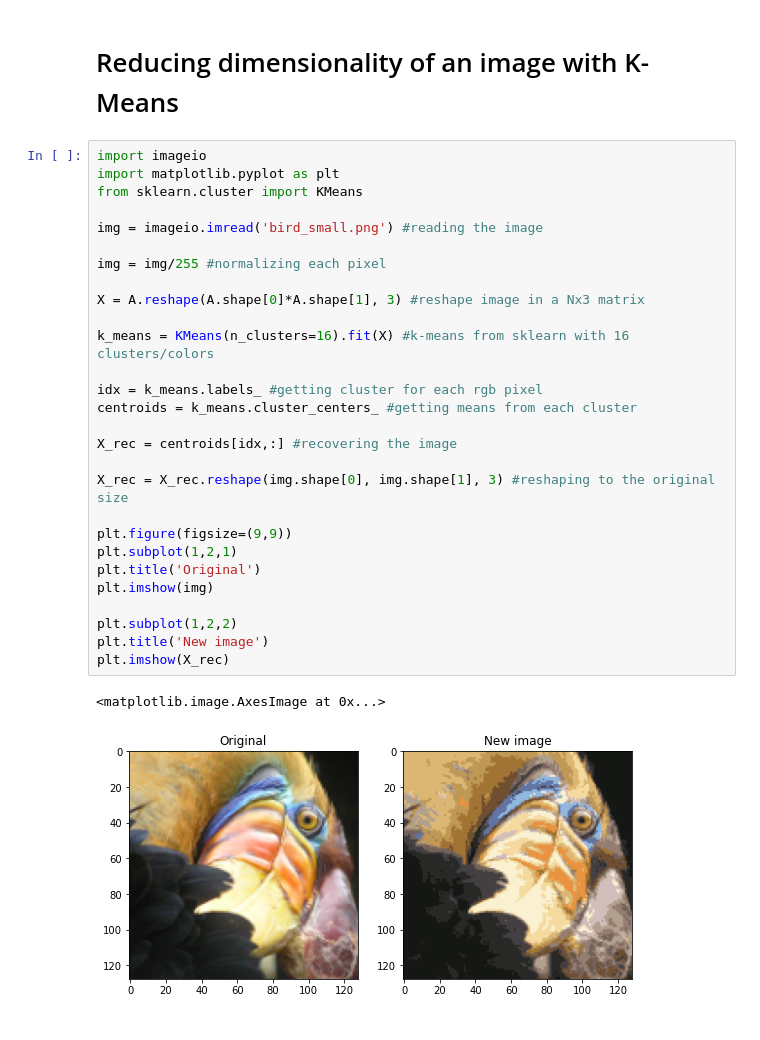
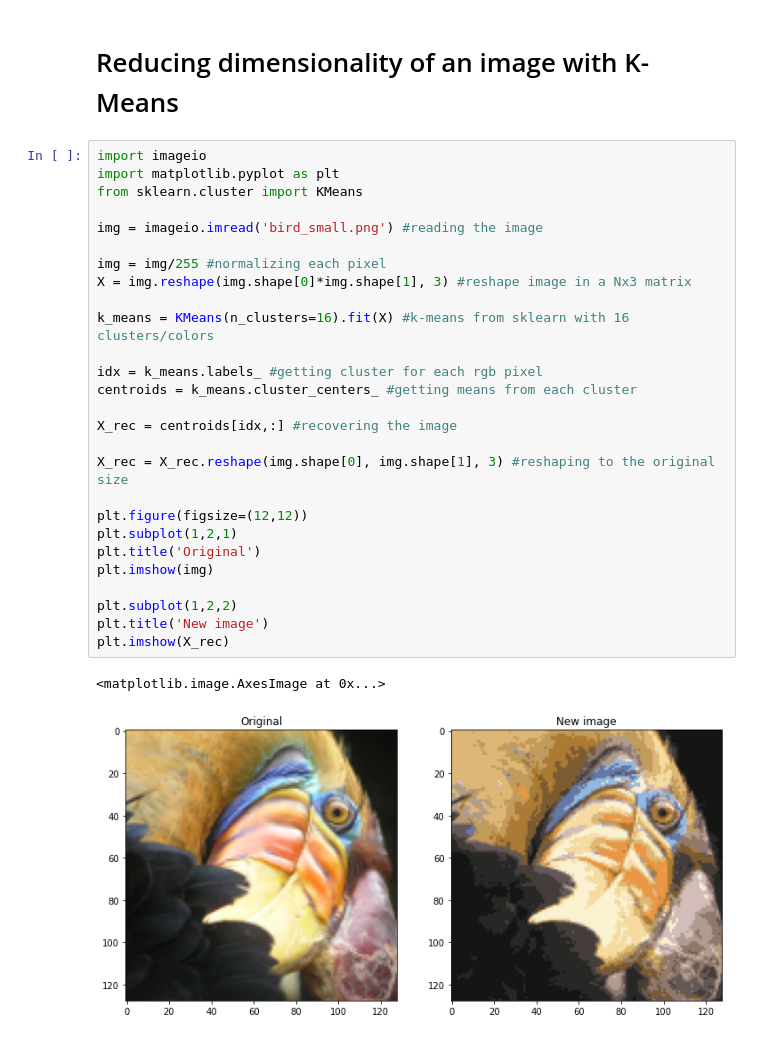
Before and after one commit to cvillad/ML-course, a Jupyter notebook: ex7/Python/ex7.ipynb, the cells around one changed output. Saved outputs shown, nothing was run; the diff lists cells and outputs as text.

```diff
--- a/ex7/Python/ex7.ipynb
+++ b/ex7/Python/ex7.ipynb
@@ -3,31 +3,30 @@
 # %%
 import imageio
 import matplotlib.pyplot as plt
 from sklearn.cluster import KMeans
 
 img = imageio.imread('bird_small.png') #reading the image
 
 img = img/255 #normalizing each pixel
-
-X = A.reshape(A.shape[0]*A.shape[1], 3) #reshape image in a Nx3 matrix
+X = img.reshape(img.shape[0]*img.shape[1], 3) #reshape image in a Nx3 matrix
 
 k_means = KMeans(n_clusters=16).fit(X) #k-means from sklearn with 16 clusters/colors
 
 idx = k_means.labels_ #getting cluster for each rgb pixel
 centroids = k_means.cluster_centers_ #getting means from each cluster
 
 X_rec = centroids[idx,:] #recovering the image
 
 X_rec = X_rec.reshape(img.shape[0], img.shape[1], 3) #reshaping to the original size
 
-plt.figure(figsize=(9,9))
+plt.figure(figsize=(12,12))
 plt.subplot(1,2,1)
 plt.title('Original')
 plt.imshow(img)
 
 plt.subplot(1,2,2)
 plt.title('New image')
 plt.imshow(X_rec)
 # %% [output]
 <matplotlib.image.AxesImage at 0x...>
-[figure, old version]
+[figure, new version]
```
